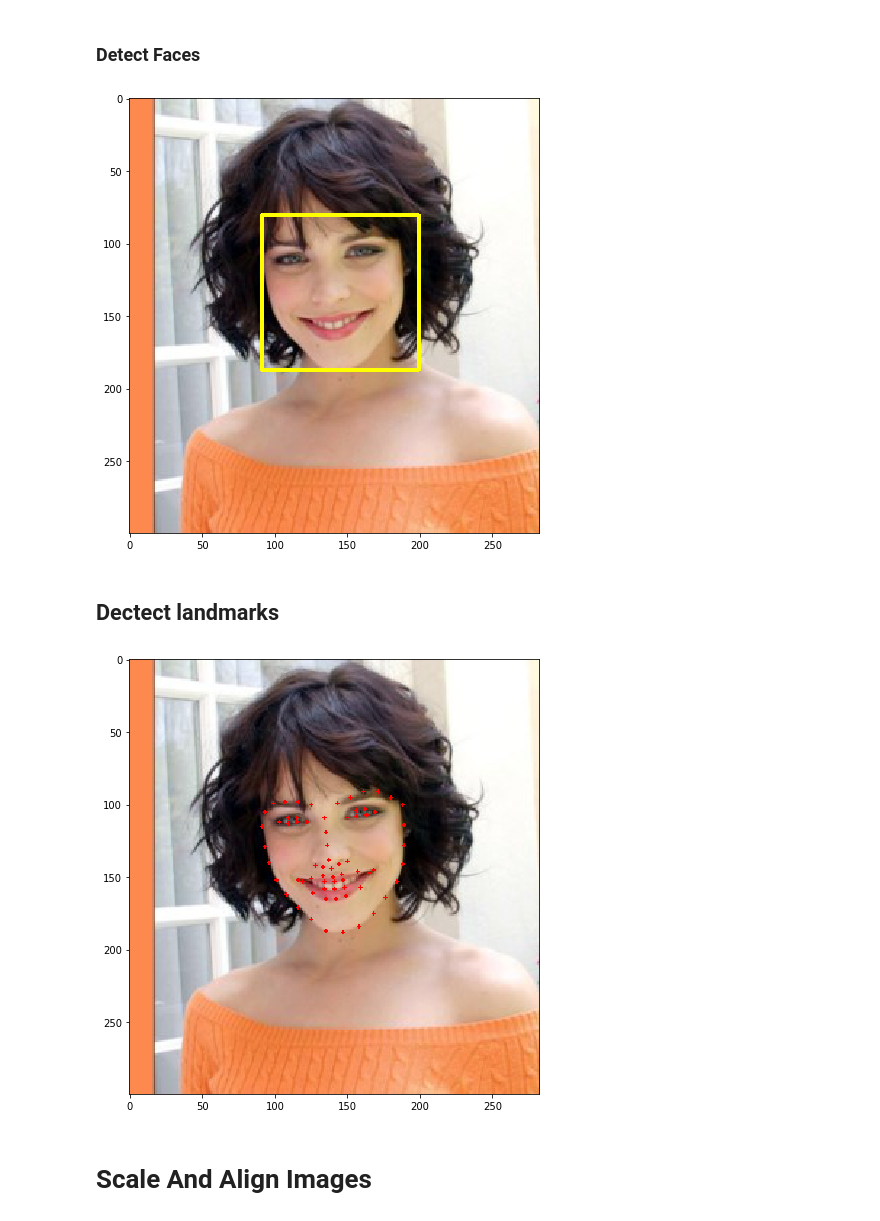
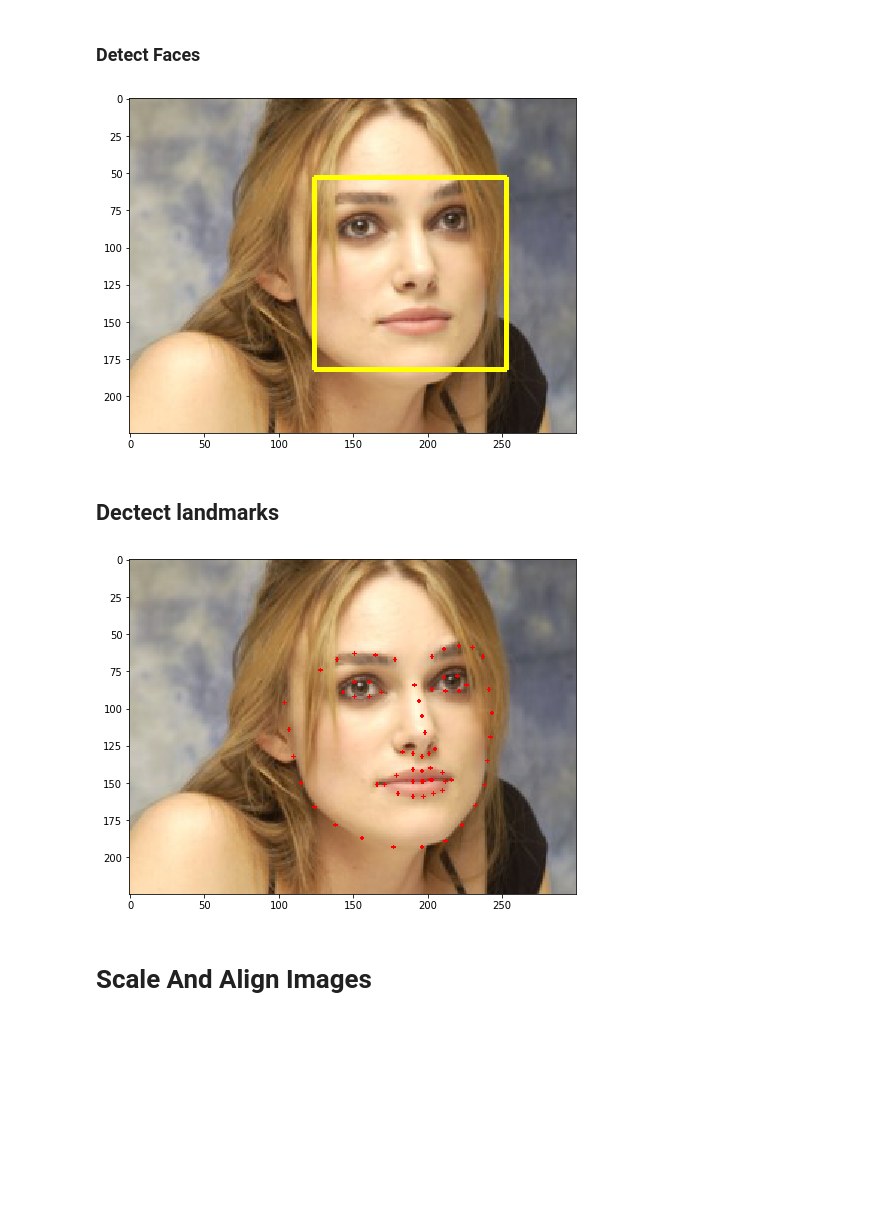
Before and after one commit to NihPat95/Face-Recognition, a Jupyter notebook: FaceRecognition.ipynb, the cells around one changed output. Cells and saved outputs as stored; diff of their text form; code cells hidden in the pictures; blank space fills up the shorter version.

```diff
--- a/FaceRecognition.ipynb
+++ b/FaceRecognition.ipynb
@@ -81,7 +75,7 @@ def rect_to_cordinate(rect):
 # %%
 def detect_faces(test_image, display=True, scaleFactor = 1):
     face_detector = dlib.get_frontal_face_detector()
-    faces_rect = face_detector(img_raw, 1)
+    faces_rect = face_detector(test_image, 1)
 
     if display:
         image_copy = test_image.copy()
@@ -144,17 +138,17 @@ def get_scaled(base64image):
 ### Detect Faces
 # %%
 i = rand.randrange(0,len(clebs))
-base64image = clebs.iloc[i]['Image']
+base64image = clebs.iloc[365]['Image']
 img_raw = get_opencv2_image(base64image)
 faces = detect_faces(img_raw)
 # %% [output]
-[figure, old version]
+[figure, new version]
 # %% [markdown]
 ## Dectect landmarks
 # %%
 landmarks = detect_landmarks(img_raw, faces)
 # %% [output]
-[figure, old version]
+[figure, new version]
 # %% [markdown]
 # Scale And Align Images
 # %%
```
Also changed, not shown: parts of 8 cells of this notebook.
